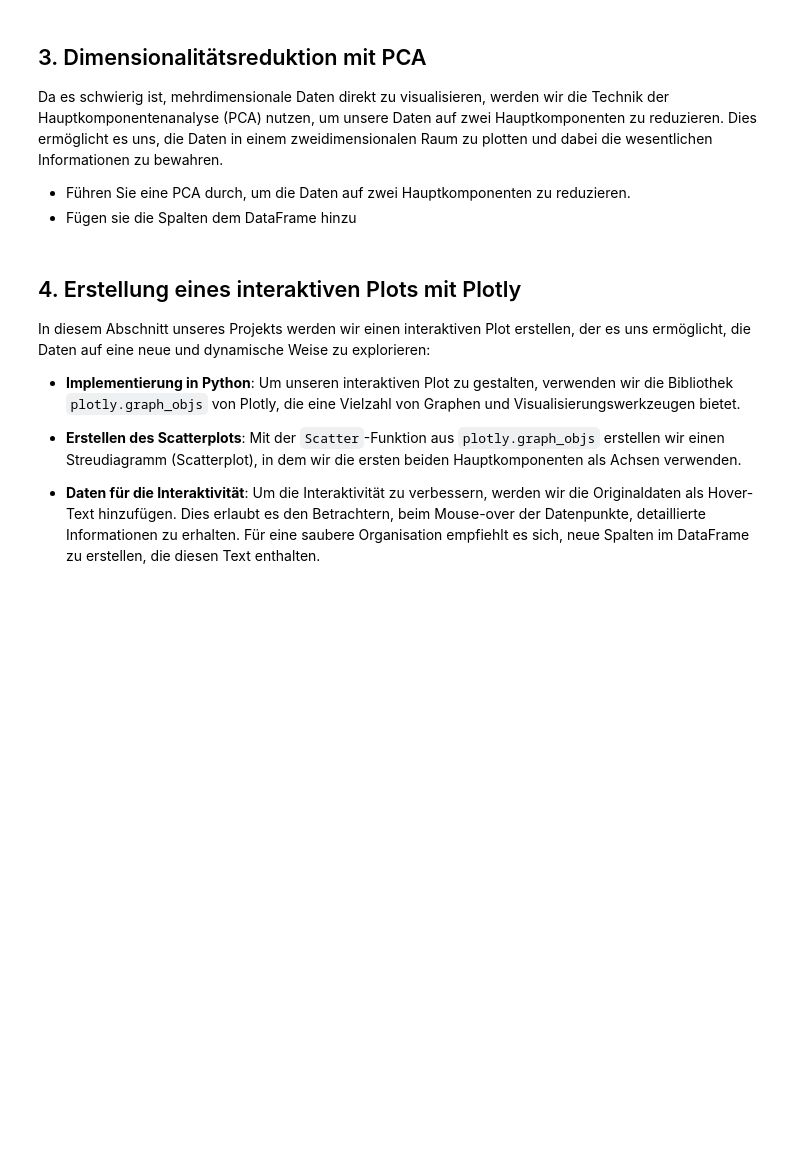
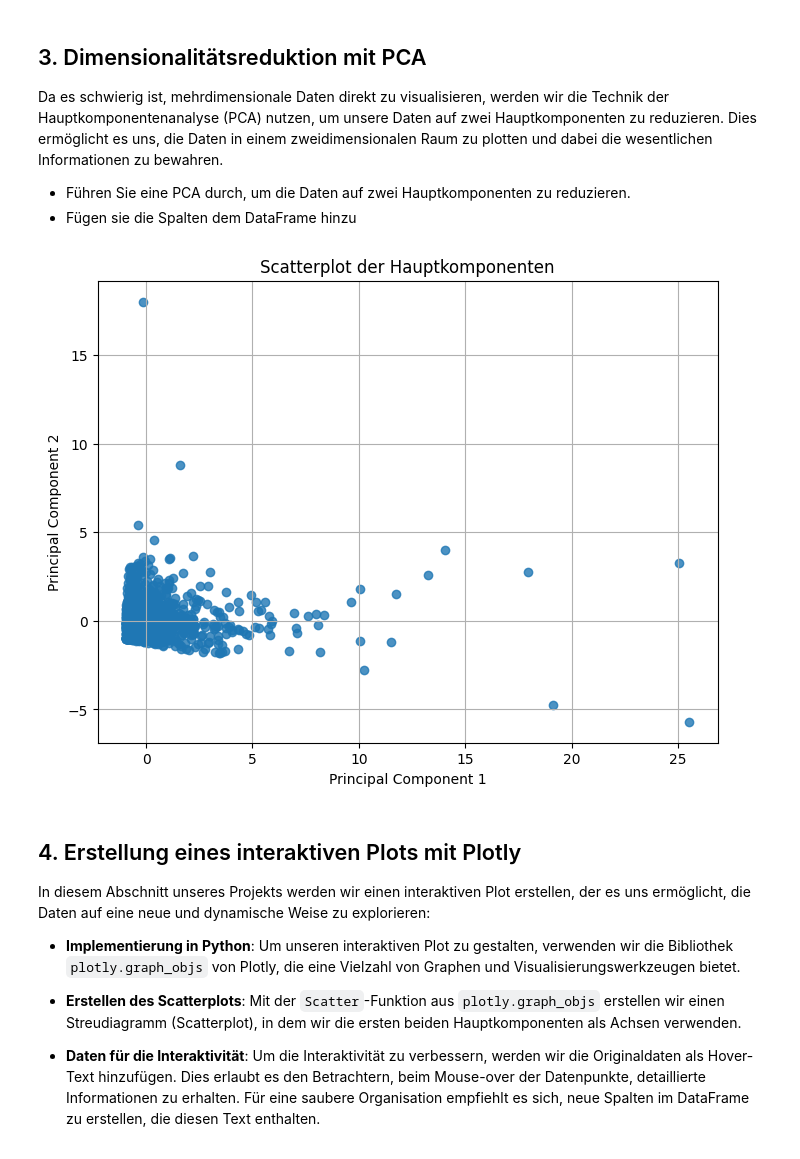
Before and after one commit to CmdLari/Data-Science-Praktikum, a Jupyter notebook: A3/03_Hierarchical_Clustering_Aufgaben.ipynb, the cells around one changed output. Cells and saved outputs as stored; diff of their text form; code cells hidden in the pictures; blank space fills up the shorter version.

```diff
--- a/A3/03_Hierarchical_Clustering_Aufgaben.ipynb
+++ b/A3/03_Hierarchical_Clustering_Aufgaben.ipynb
@@ -77,8 +122,40 @@ Da es schwierig ist, mehrdimensionale Daten direkt zu visualisieren, werden wir
 - Führen Sie eine PCA durch, um die Daten auf zwei Hauptkomponenten zu reduzieren.
 - Fügen sie die Spalten dem DataFrame hinzu
 # %%
+# Hauptkomponentenanalyse
+# pca = PCA()
+# principal_components = pca.fit_transform(standardized_data)
 
-# CODE
+# # datenframe zur Visualisierung
+# pc_columns = [f'PC{i + 1}' for i in range(principal_components.shape[1])]
+# principal_components_df = pd.DataFrame(data=principal_components, columns=pc_columns)
+
+# explained_variance_ratio = pca.explained_variance_ratio_
+
+# cumulative_explained_variance = explained_variance_ratio.cumsum()
+# plt.plot(range(1, len(cumulative_explained_variance) + 1), cumulative_explained_variance, marker='o')
+# plt.title('Cumulative Explained Variance')
+# plt.xlabel('Number of Principal Components')
+# plt.ylabel('Cumulative Explained Variance')
+# plt.show()
+
+# PCA durchführen und die Anzahl der gewünschten Hauptkomponenten angeben (in diesem Fall 2)
+pca = PCA(n_components=2)
+principal_components = pca.fit_transform(standardized_data)
+
+#  Erstelle ein DataFrame mit den reduzierten Dimensionen
+columns = ['Principal Component 1', 'Principal Component 2']
+principal_df = pd.DataFrame(data=principal_components, columns=columns)
+
+plt.figure(figsize=(8, 6))
+plt.scatter(principal_df['Principal Component 1'], principal_df['Principal Component 2'], alpha=0.8)
+plt.title('Scatterplot der Hauptkomponenten')
+plt.xlabel('Principal Component 1')
+plt.ylabel('Principal Component 2')
+plt.grid(True)
+plt.show()
+# %% [output]
+[figure, added]
 # %% [markdown]
 
 
```
Also changed, not shown: parts of 5 cells of this notebook, 1 other file.
